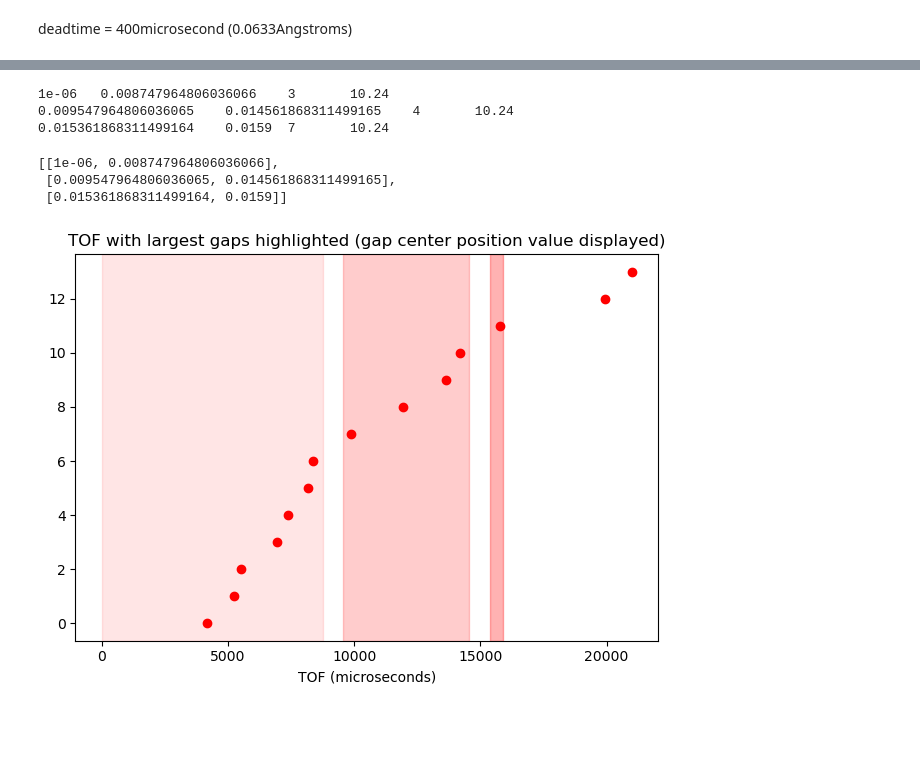
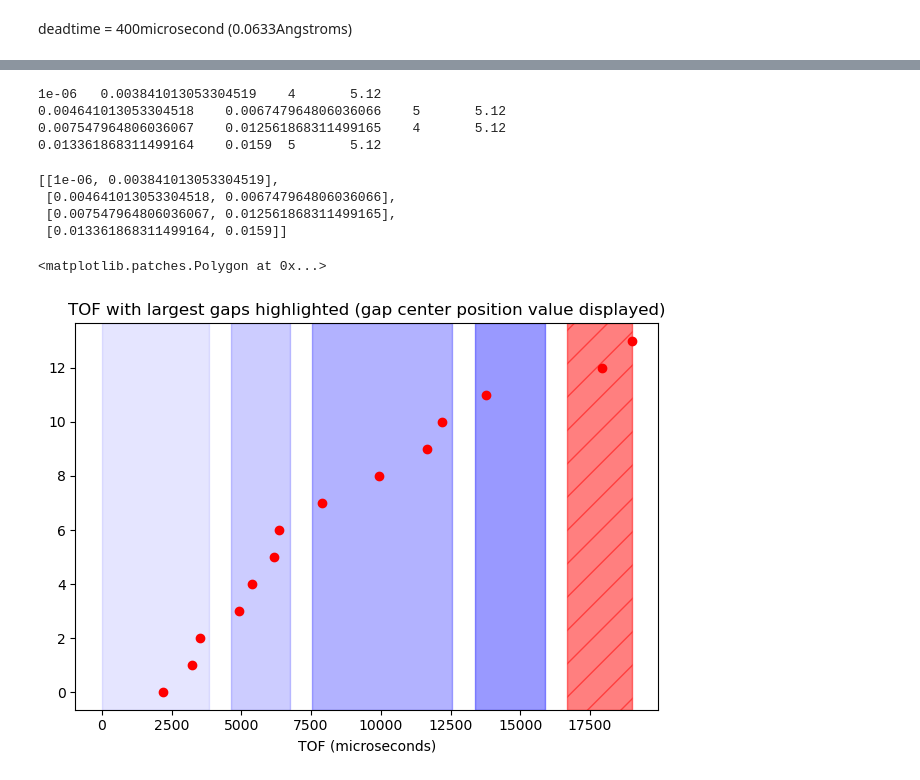
Before and after one commit to ornlneutronimaging/make_shutter_value_file, a Jupyter notebook: notebooks/shutter_values_requested.ipynb, the cells around one changed output, grey strips where cells are left out. Cells and saved outputs as stored; diff of their text form; code cells hidden in the pictures; blank space fills up the shorter version.

Commit message:
Implemented script that display the spectra file that will be created. this refs #2

```diff
--- a/notebooks/shutter_values_requested.ipynb
+++ b/notebooks/shutter_values_requested.ipynb
@@ -20,7 +20,9 @@ TOF_{micros}  = \lambda * L_{cm} / 0.3956
 $$
 # %%
-detector_offset = 10000.0
+detector_offset = 12000.0
 distance_source_detector = 25   # m at VENUS
+number_of_gaps = 8
+time_bin = 5.12 # microseconds
 
 def from_lambda_to_tof(lambda_value):
     """
@@ -33,6 +35,19 @@ def from_lambda_to_tof(lambda_value):
     coeff = (distance_source_detector) / 0.3956
     tof = lambda_value * coeff - detector_offset
     return tof
+
+
+def from_tof_to_lambda(tof_value):
+    """
+    Convert time of flight to lambda
+    :param tof_value: time of flight in microseconds
+    :return: lambda in Angstrom
+    """
+    # Constants
+    distance_source_detector = 25.0 * 100  # Distance from source to detector (cm)
+    coeff = (distance_source_detector) / 0.3956
+    lambda_value = (tof_value + detector_offset) / coeff
+    return lambda_value
 # %%
 combine_list
 # %% [output]
@@ -75,9 +98,9 @@ Text(0.5, 0, 'TOF (microseconds)')
 # %%
-# highlight the largest 6 gaps and display mid value of the gap
+# highlight the largest number_of_gaps and display mid value of the gap
 
 def find_largest_gaps(data):
     gap_list = np.diff(data)
-    largest_gaps = sorted(gap_list, reverse=True)[:6]
+    largest_gaps = sorted(gap_list, reverse=True)[:number_of_gaps]
     return largest_gaps
 
 
@@ -154,51 +195,57 @@ o_shutter_value = MakeShutterValueFile(detector_sample_distance=25.0,
                                        detector_offset=detector_offset,
                                        output_folder=".",
                                        verbose=True,
+                                       time_bin=time_bin,
                                        no_output_file=True,
                                        epics_chopper_wavelength_range=full_range_lambda,
                                        )
 # %%
-shutter_values = o_shutter_value.run(list_lambda_dead_time=[3.03, 3.95])
+shutter_values = o_shutter_value.run(list_lambda_dead_time=[2.57, 3.03, 3.95])
 # %% [output]
-1e-06   0.008747964806036066    3       10.24
-0.009547964806036065    0.014561868311499165    4       10.24
-0.015361868311499164    0.0159  7       10.24
+1e-06   0.003841013053304519    4       5.12
+0.004641013053304518    0.006747964806036066    5       5.12
+0.007547964806036067    0.012561868311499165    4       5.12
+0.013361868311499164    0.0159  5       5.12
 # %%
 shutter_values
 # %%
 o_shutter_value.final_list_tof_frames
 # %% [output]
-[[1e-06, 0.008747964806036066],
- [0.009547964806036065, 0.014561868311499165],
- [0.015361868311499164, 0.0159]]
+[[1e-06, 0.003841013053304519],
+ [0.004641013053304518, 0.006747964806036066],
+ [0.007547964806036067, 0.012561868311499165],
+ [0.013361868311499164, 0.0159]]
 # %%
 # plot in TOF scale this time
 
 plt.figure()
 plt.plot(combine_list_tof, np.arange(len(combine_list)), 'ro', label='list_shutter_requested1')
 plt.xlabel('TOF (microseconds)')
 plt.title('TOF with largest gaps highlighted (gap center position value displayed)')
 plt.tight_layout()
 # plt.xlim(min(combine_list_tof), max(combine_list_tof))
 
 for left_value, right_value in zip(combine_list_tof[:-1], combine_list_tof[1:]):
     gap_value = (right_value - left_value)
     if gap_value in largest_gaps:
         mid_value = calculate_mid_value(gap_value)
         # plt.axvline(x=mid_value+left_value, color='b', linestyle='--', label='Mid value of gap')
         # plt.text(mid_value+left_value, len(combine_list)-2, f'{mid_value+left_value:.0f}', rotation=45, verticalalignment='bottom')
         # plt.text(mid_value, 0, f'{mid_value:.2f}', rotation=90, verticalalignment='bottom')
 
         # index = np.where(np.array(largest_gaps) == gap_value)[0][0]
         # alpha_index = 1-(index+1)/(len(largest_gaps)+1)
         # plt.axvspan(left_value, right_value, color='green', alpha=alpha_index, label='Gap area')
 
 index = 0.1
 for left_value, right_value in o_shutter_value.final_list_tof_frames:
     left_value_micros = left_value * 1e6
     right_value_micros = right_value * 1e6
 
-    plt.axvspan(left_value_micros, right_value_micros, color='red', alpha=index, label='Shutter value')
+    plt.axvspan(left_value_micros, right_value_micros, color='blue', alpha=index, label='Shutter value')
     index += 0.1
+
+plt.axvspan(1/60 * 1e6, combine_list_tof[-1], color='red', hatch="/", alpha=0.5, label='Not measurable area')
 # %% [output]
+<matplotlib.patches.Polygon at 0x...>
-[figure, old version]
+[figure, new version]
```
Also changed, not shown: parts of 7 cells of this notebook, 4 other files.
